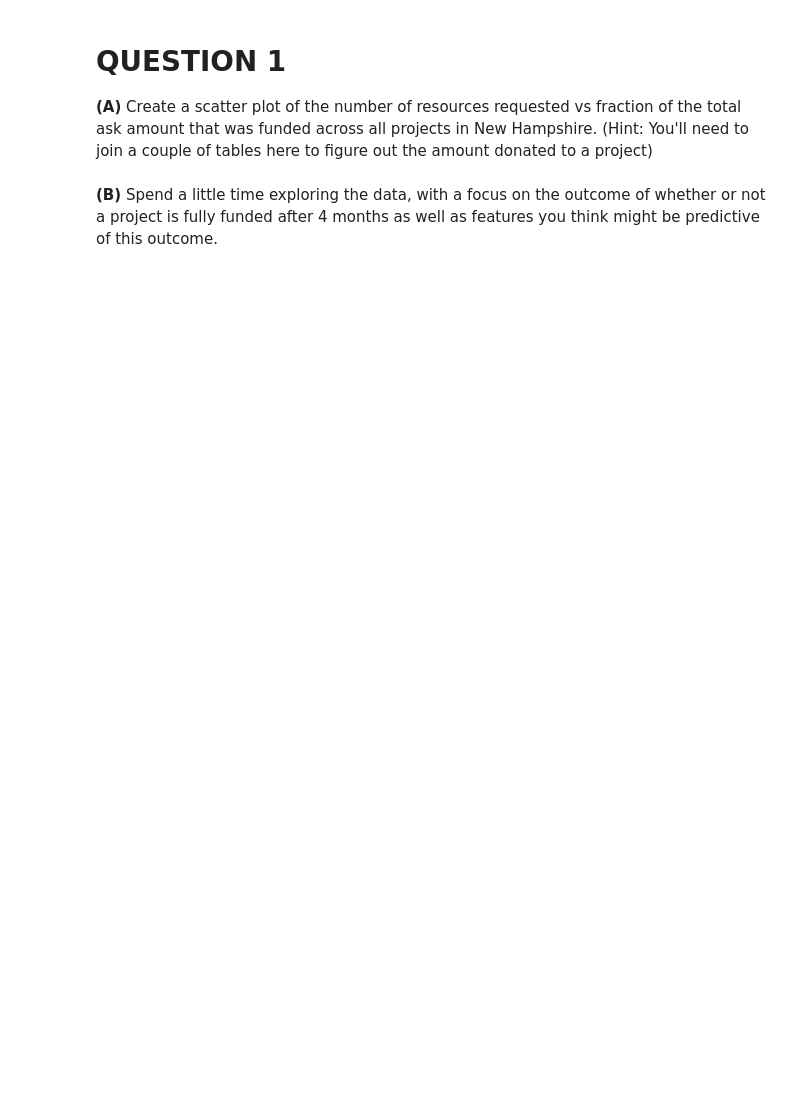
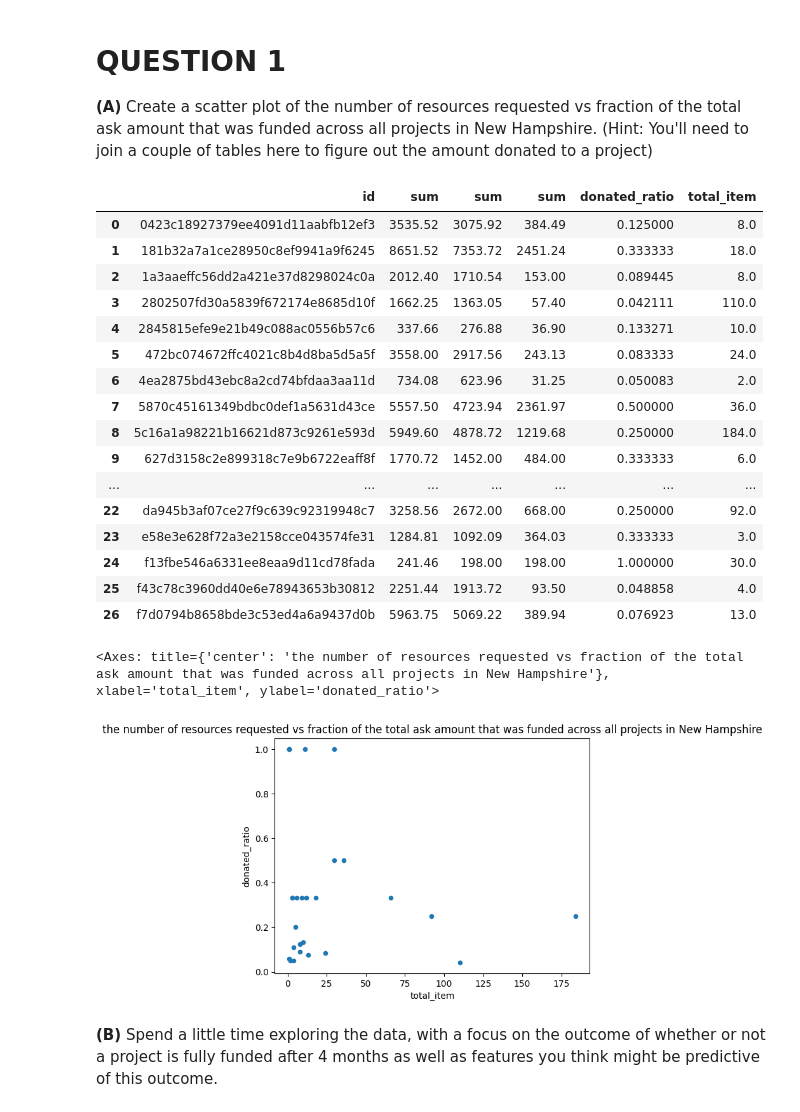
Before and after one commit to arya0607/ML-in-Practice, a Jupyter notebook: Copy_of_10718_assignment_1.ipynb, the cells around one changed output. Drawn from its saved outputs; the diff is of its cells as text; code cells hidden in the pictures; blank space fills up the shorter version.

````diff
--- a/Copy_of_10718_assignment_1.ipynb
+++ b/Copy_of_10718_assignment_1.ipynb
@@ -95,3 +122,7 @@ If you need to install any other python modules for your analysis, you can easil
 ```
 !pip install PyYAML
 ```
+# %%
+def q(s):
+  display(pd.read_sql(s, db_engine))
+q('SELECT * FROM data.projects')
@@ -99,5 +144,76 @@ If you need to install any other python modules for your analysis, you can easil
 # QUESTION 1
 
 **(A)** Create a scatter plot of the number of resources requested vs fraction of the total ask amount that was funded across all projects in New Hampshire. (Hint: You'll need to join a couple of tables here to figure out the amount donated to a project)
+# %%
+# q("SELECT r.projectid_str, SUM(item_quantity), d.donation_to_project, d.donation_total \
+# FROM data.projects AS p \
+# INNER JOIN data.donations AS d ON p.projectid_str = d.projectid_str \
+# INNER JOIN data.resources AS r ON p.projectid_str = r.projectid_str \
+# WHERE p.school_state = 'NH' \
+# GROUP BY r.projectid_str; \
+# ")
+
+# q("SELECT r.projectid_str, SUM(item_quantity), d.donation_to_project, d.donation_total \
+# FROM data.donations AS d \
+# INNER JOIN data.resources AS r ON d.projectid_str = r.projectid_str \
+# WHERE d.school_state = 'NH' \
+# GROUP BY r.projectid_str; \
+# ")
+
+# q("SELECT p.projectid_str AS id, SUM(d.donation_total) AS donated, SUM(p.total_price_including_optional_support) AS price, SUM(r.item_quantity) \
+# FROM data.donations AS d \
+# INNER JOIN data.projects AS p \
+# ON d.projectid_str = p.projectid_str \
+# GROUP BY p.projectid_str \
+# INNER JOIN data.resources AS r \
+# ON p.projectid_str = r.projectid_str \
+# GROUP BY r.projectid_str \
+# ")
+s = "SELECT p.projectid_str AS id, \
+SUM(p.total_price_including_optional_support), \
+SUM(p.total_asking_price), \
+SUM(d.donation_to_project), \
+SUM(d.donation_to_project)  / SUM(p.total_asking_price) AS donated_ratio,  \
+SUM(r.item_quantity) AS total_item \
+FROM data.donations AS d \
+INNER JOIN data.projects AS p ON d.projectid_str = p.projectid_str \
+INNER JOIN data.resources AS r ON p.projectid_str = r.projectid_str \
+WHERE p.school_state = 'NH' \
+GROUP BY p.projectid_str \
+"
+
+t = "SELECT p.projectid_str AS id, \
+SUM(d.donation_to_project)  / SUM(p.total_asking_price) AS donated_ratio,  \
+SUM(r.item_quantity) AS total_item \
+FROM data.donations AS d \
+INNER JOIN data.projects AS p ON d.projectid_str = p.projectid_str \
+INNER JOIN data.resources AS r ON p.projectid_str = r.projectid_str \
+WHERE p.school_state = 'NH' \
+GROUP BY p.projectid_str \
+"
+q(s)
+pd.read_sql(t, db_engine).plot.scatter(x='total_item', y='donated_ratio',title='\
+the number of resources requested vs fraction of the total ask amount that was \
+funded across all projects in New Hampshire')
+# %% [output]
+|  | id | sum | sum | sum | donated_ratio | total_item |
+| 0 | 0423c18927379ee4091d11aabfb12ef3 | 3535.52 | 3075.92 | 384.49 | 0.125000 | 8.0 |
+| 1 | 181b32a7a1ce28950c8ef9941a9f6245 | 8651.52 | 7353.72 | 2451.24 | 0.333333 | 18.0 |
+| 2 | 1a3aaeffc56dd2a421e37d8298024c0a | 2012.40 | 1710.54 | 153.00 | 0.089445 | 8.0 |
+| 3 | 2802507fd30a5839f672174e8685d10f | 1662.25 | 1363.05 | 57.40 | 0.042111 | 110.0 |
+| 4 | 2845815efe9e21b49c088ac0556b57c6 | 337.66 | 276.88 | 36.90 | 0.133271 | 10.0 |
+| 5 | 472bc074672ffc4021c8b4d8ba5d5a5f | 3558.00 | 2917.56 | 243.13 | 0.083333 | 24.0 |
+| 6 | 4ea2875bd43ebc8a2cd74bfdaa3aa11d | 734.08 | 623.96 | 31.25 | 0.050083 | 2.0 |
+| 7 | 5870c45161349bdbc0def1a5631d43ce | 5557.50 | 4723.94 | 2361.97 | 0.500000 | 36.0 |
+| 8 | 5c16a1a98221b16621d873c9261e593d | 5949.60 | 4878.72 | 1219.68 | 0.250000 | 184.0 |
+| 9 | 627d3158c2e899318c7e9b6722eaff8f | 1770.72 | 1452.00 | 484.00 | 0.333333 | 6.0 |
+| ... | ... | ... | ... | ... | ... | ... |
+| 22 | da945b3af07ce27f9c639c92319948c7 | 3258.56 | 2672.00 | 668.00 | 0.250000 | 92.0 |
+| 23 | e58e3e628f72a3e2158cce043574fe31 | 1284.81 | 1092.09 | 364.03 | 0.333333 | 3.0 |
+| 24 | f13fbe546a6331ee8eaa9d11cd78fada | 241.46 | 198.00 | 198.00 | 1.000000 | 30.0 |
+| 25 | f43c78c3960dd40e6e78943653b30812 | 2251.44 | 1913.72 | 93.50 | 0.048858 | 4.0 |
+| 26 | f7d0794b8658bde3c53ed4a6a9437d0b | 5963.75 | 5069.22 | 389.94 | 0.076923 | 13.0 |
+<Axes: title={'center': 'the number of resources requested vs fraction of the total ask amount that was funded across all projects in New Hampshire'}, xlabel='total_item', ylabel='donated_ratio'>
+[figure, added]
 # %% [markdown]
 **(B)** Spend a little time exploring the data, with a focus on the outcome of whether or not a project is fully funded after 4 months as well as features you think might be predictive of this outcome.
````
Also changed, not shown: parts of 12 cells of this notebook.
